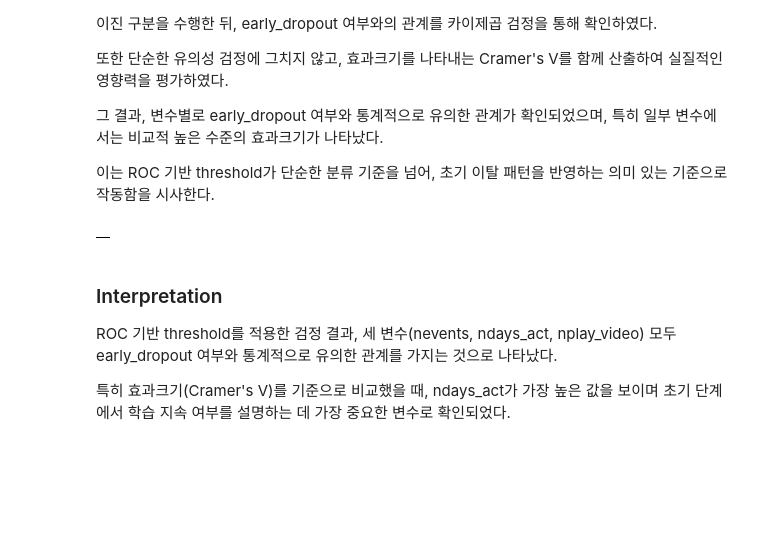
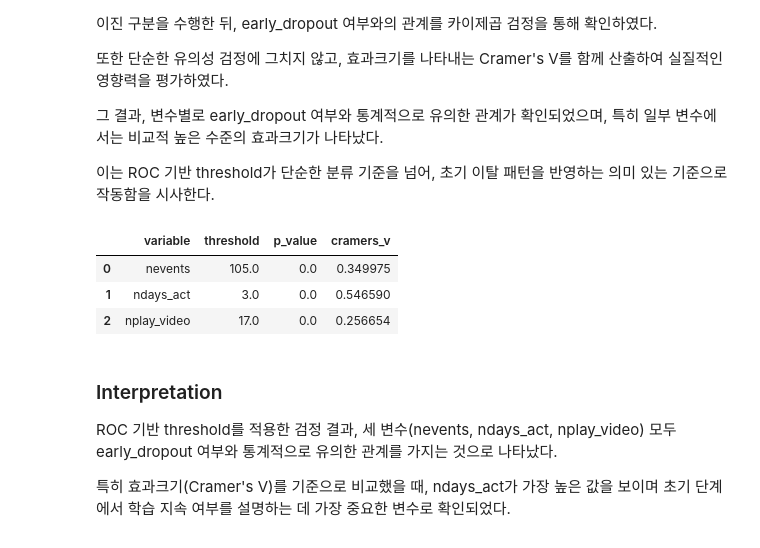
Before and after one commit to Ojirokim/data-analysis-practical-project, a Jupyter notebook: 김규열/mooc_funnel_threshold_analysis.ipynb, the cells around one changed output. Drawn from its saved outputs; the diff is of its cells as text; code cells hidden in the pictures; blank space fills up the shorter version.

```diff
--- a/김규열/mooc_funnel_threshold_analysis.ipynb
+++ b/김규열/mooc_funnel_threshold_analysis.ipynb
@@ -349,6 +349,13 @@ duration 분포를 바탕으로,
 이에 따라 duration ≤ 14일을 초기 이탈 구간으로 정의하고,
 이를 기준으로 학습자를 구분하여 추가 분석을 수행한다.
 # %%
+df_viewed = df[df["viewed"] == 1].copy()
+
+# duration 필요 → 결측 제거
+df_viewed = df_viewed[df_viewed["duration"].notna()].copy()
+
+# 초기 이탈 정의
 df_viewed["early_dropout"] = (df_viewed["duration"] <= 14).astype(int)
 
-print(df_viewed["early_dropout"].value_counts())
+# ROC용 positive class
+df_viewed["sustained"] = (df_viewed["duration"] > 14).astype(int)
@@ -486,42 +492,35 @@ early_dropout 여부와의 관계를 카이제곱 검정을 통해 확인하였
 이는 ROC 기반 threshold가 단순한 분류 기준을 넘어,
 초기 이탈 패턴을 반영하는 의미 있는 기준으로 작동함을 시사한다.
 # %%
-threshold_dict = dict(zip(
-    roc_results_early["variable"],
-    roc_results_early["threshold"]
-))
+best_thresholds = dict(zip(roc_df["variable"], roc_df["threshold"]))
 
-cols = ["nevents", "ndays_act", "nplay_video"]
-
-validation_results_early = []
+validation_results = []
 
 for col in cols:
-    threshold = threshold_dict[col]
+    thr = best_thresholds[col]
+    temp_flag = (df_viewed[col].fillna(0) >= thr).astype(int)
 
-    temp = df_viewed[[col, "early_dropout"]].dropna().copy()
-    temp["flag"] = (temp[col] >= threshold).astype(int)
+    ct = pd.crosstab(temp_flag, df_viewed["sustained"])
+    chi2, p, dof, expected = chi2_contingency(ct)
 
-    cont = pd.crosstab(temp["flag"], temp["early_dropout"])
+    n = ct.to_numpy().sum()
+    r, c = ct.shape
+    cramers_v = np.sqrt(chi2 / (n * (min(r, c) - 1)))
 
-    if cont.shape != (2, 2):
-        continue
-
-    chi2, p, _, _ = chi2_contingency(cont)
-
-    n = cont.to_numpy().sum()
-    cramers_v = np.sqrt(chi2 / (n * (min(cont.shape) - 1)))
-
-    validation_results_early.append({
+    validation_results.append({
         "variable": col,
-        "threshold": threshold,
+        "threshold": thr,
         "p_value": p,
         "cramers_v": cramers_v
     })
 
-validation_df_early = pd.DataFrame(validation_results_early)
-validation_df_early.round(4)
+validation_df = pd.DataFrame(validation_results)
+display(validation_df)
 # %% [output]
-|  |
+|  | variable | threshold | p_value | cramers_v |
+| 0 | nevents | 105.0 | 0.0 | 0.349975 |
+| 1 | ndays_act | 3.0 | 0.0 | 0.546590 |
+| 2 | nplay_video | 17.0 | 0.0 | 0.256654 |
 # %% [markdown]
 ### Interpretation
 
```
Also changed, not shown: parts of 5 cells of this notebook.
